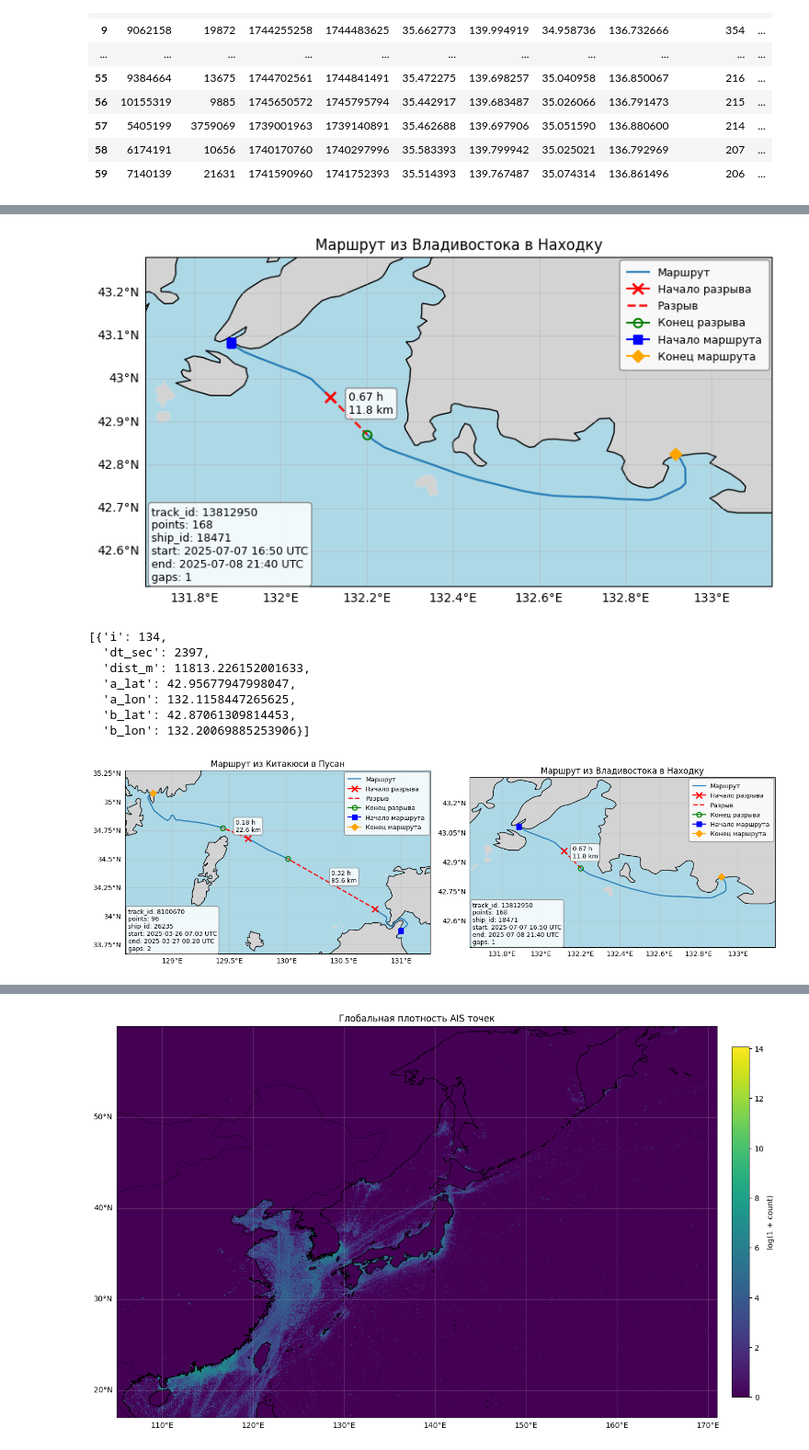
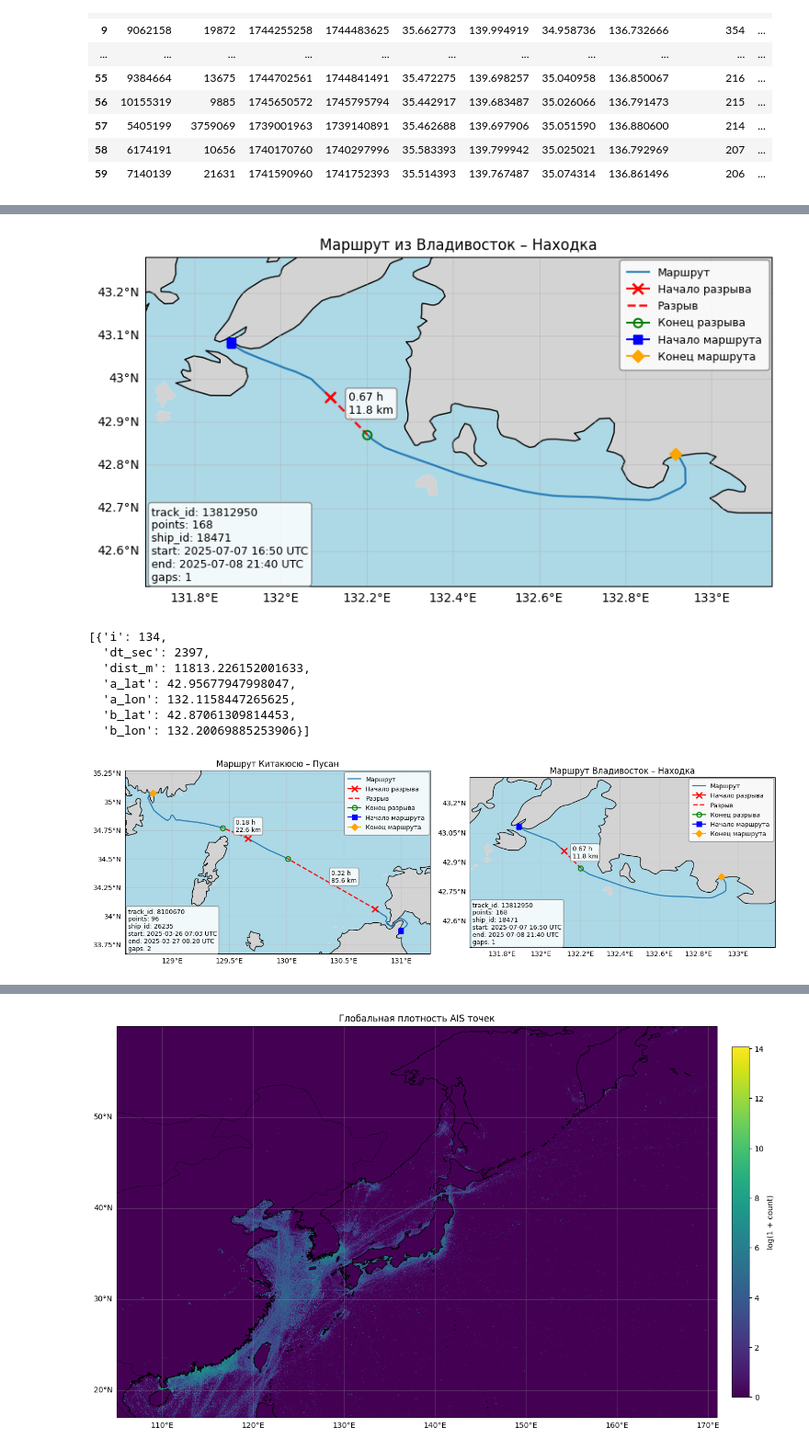
Before and after one commit to mvodya/marinetime-tracer, a Jupyter notebook: research/26b-graphics-4-report.ipynb, the cells around one changed output, grey strips where cells are left out. Shown at 92% size. Drawn from its saved outputs; the diff is of its cells as text; code cells hidden in the pictures.

```diff
--- a/research/26b-graphics-4-report.ipynb
+++ b/research/26b-graphics-4-report.ipynb
@@ -19,7 +19,7 @@ from datetime import datetime, timezone
 import cartopy.crs as ccrs
 import cartopy.feature as cfeature
 # %%
-save_path = "/Users/mark/Documents/Works/Статья восстановление маршрутов/Графики_v2"
+save_path = "/Users/mark/Documents/Works/Статья восстановление маршрутов/graphics/v3"
 # %%
 dataset_path = "/Users/mark/Documents/Works/MT_Dataset/mt_tracks_20250714_tsorted.h5"
 
@@ -720,15 +720,15 @@ plot_track_with_gaps(
 # %%
 track_id = 13812950
 plot_track_with_gaps(
     ds, track_id,
     min_gap_sec=1*3600,
     min_gap_dist_m=5_000.0,
     pad_deg=0.2,
     save_path=f"{save_path}/track_{track_id}_gaps",
-    title="Маршрут из Владивостока в Находку"
+    title="Маршрут из Владивосток – Находка"
 )
 # %% [output]
-[figure, old version]
+[figure, new version]
 [{'i': 134,
   'dt_sec': 2397,
   'dist_m': 11813.226152001633,
@@ -745,7 +745,7 @@ plot_track_with_gaps(
     min_gap_sec=1*3600,
     min_gap_dist_m=20_000.0,
     pad_deg=0.2,
-    title="Маршрут из Китакюси в Пусан",
+    title="Маршрут Китакюсю – Пусан",
     ax=fig.add_subplot(1, 2, 1, projection=ccrs.PlateCarree())
 )
 
@@ -755,7 +755,7 @@ plot_track_with_gaps(
     min_gap_sec=1*3600,
     min_gap_dist_m=5_000.0,
     pad_deg=0.25,
-    title="Маршрут из Владивостока в Находку",
+    title="Маршрут Владивосток – Находка",
     ax=fig.add_subplot(1, 2, 2, projection=ccrs.PlateCarree())
 )
 
@@ -768,7 +768,7 @@ fig.savefig(f"{save_path}/tracks_{track_id_a}_{track_id_b}_gaps.pdf", dpi=200,
     pad_inches=0.1)
 plt.show()
 # %% [output]
-[figure, old version]
+[figure, new version]
 # %%
 # track_id = 5114752
 # track_id = 5690596
```
Also changed, not shown: parts of 10 cells of this notebook.
